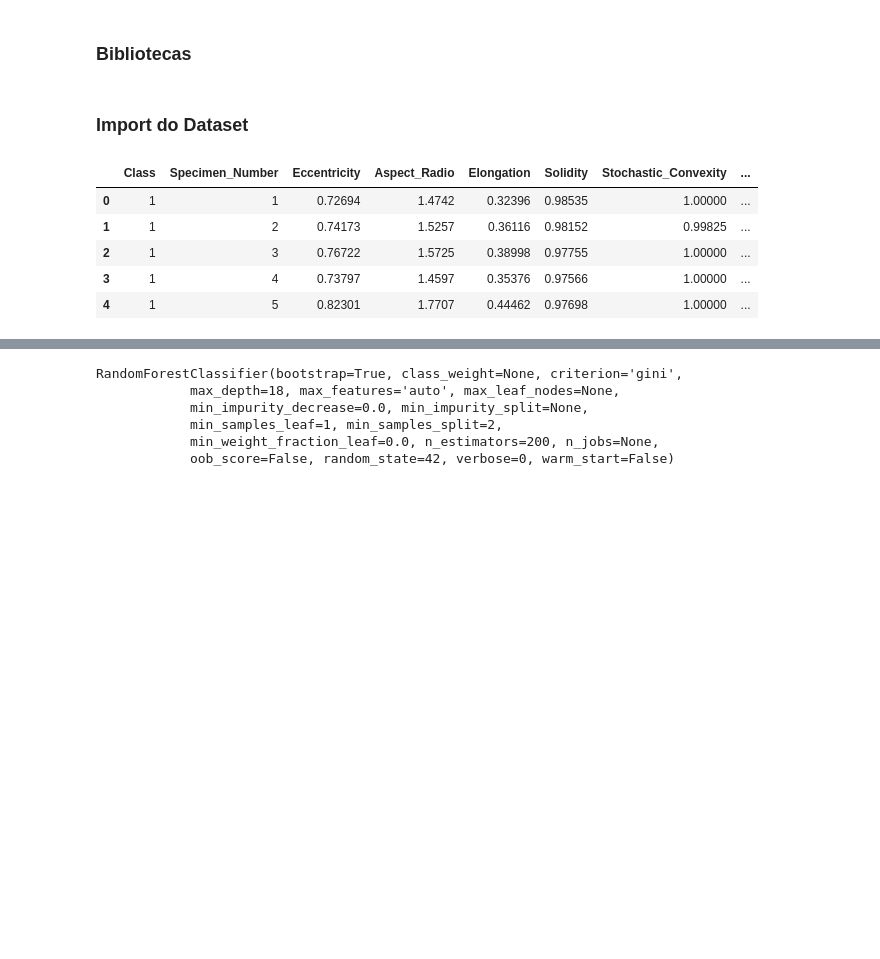
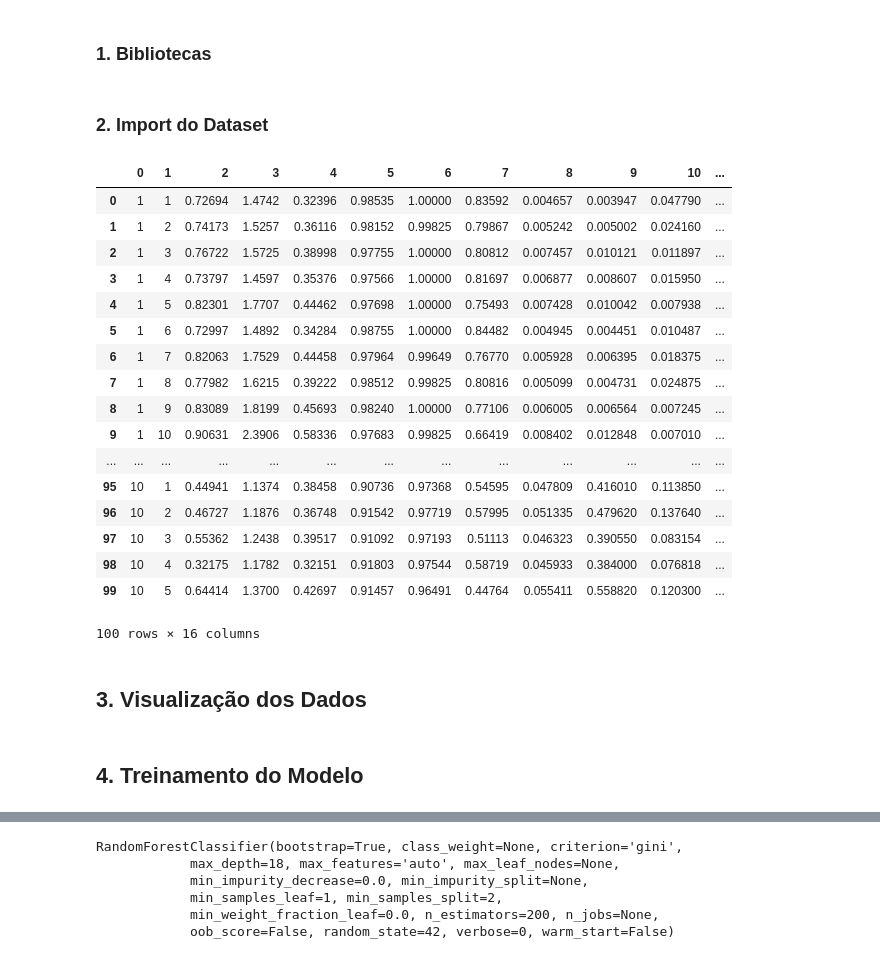
Before and after one commit to mso13/projeto2-leaf, a Jupyter notebook: Projeto 2 - FSI.ipynb, the cells around one changed output, grey strips where cells are left out. Drawn from its saved outputs; the diff is of its cells as text; code cells hidden in the pictures; blank space fills up the shorter version.

Commit message:
Modificação no dataset e gridSearch

```diff
--- a/Projeto 2 - FSI.ipynb
+++ b/Projeto 2 - FSI.ipynb
@@ -1,5 +1,5 @@
 # %% [markdown]
-### Bibliotecas
+### 1. Bibliotecas
 # %%
 import os
 import numpy as np
@@ -23,7 +23,7 @@ from pandas.plotting import scatter_matrix
 import warnings
 warnings.simplefilter(action='ignore', category=FutureWarning)
 # %% [markdown]
-### Import do Dataset
+### 2. Import do Dataset
 # %%
 col_names = ['Class', 'Specimen_Number', 'Eccentricity',
              'Aspect_Radio', 'Elongation', 'Solidity',
@@ -31,15 +31,27 @@ col_names = ['Class', 'Specimen_Number', 'Eccentricity',
              'Lobedness', 'Average_Intensity', 'Average_Contrast', 'Smoothness',
              'Third_Moment', 'Uniformity', 'Entropy']
 
-df = pd.read_csv('dados/leaf.csv', header=None, names=col_names)
-#df = pd.read_csv('dados/leaf.csv', header=None)
+#df = pd.read_csv('dados/leaf.csv', header=None, names=col_names)
+df = pd.read_csv('dados/leaf.csv', header=None)
 # %%
-df.head()
+df.head(100)
 # %% [output]
-|  | Class | Specimen_Number | Eccentricity | Aspect_Radio | Elongation | Solidity | Stochastic_Convexity | ... |
-| 0 | 1 | 1 | 0.72694 | 1.4742 | 0.32396 | 0.98535 | 1.00000 | ... |
-| 1 | 1 | 2 | 0.74173 | 1.5257 | 0.36116 | 0.98152 | 0.99825 | ... |
-| 2 | 1 | 3 | 0.76722 | 1.5725 | 0.38998 | 0.97755 | 1.00000 | ... |
-| 3 | 1 | 4 | 0.73797 | 1.4597 | 0.35376 | 0.97566 | 1.00000 | ... |
-| 4 | 1 | 5 | 0.82301 | 1.7707 | 0.44462 | 0.97698 | 1.00000 | ... |
+|  | 0 | 1 | 2 | 3 | 4 | 5 | 6 | 7 | 8 | 9 | 10 | ... |
+| 0 | 1 | 1 | 0.72694 | 1.4742 | 0.32396 | 0.98535 | 1.00000 | 0.83592 | 0.004657 | 0.003947 | 0.047790 | ... |
+| 1 | 1 | 2 | 0.74173 | 1.5257 | 0.36116 | 0.98152 | 0.99825 | 0.79867 | 0.005242 | 0.005002 | 0.024160 | ... |
+| 2 | 1 | 3 | 0.76722 | 1.5725 | 0.38998 | 0.97755 | 1.00000 | 0.80812 | 0.007457 | 0.010121 | 0.011897 | ... |
+| 3 | 1 | 4 | 0.73797 | 1.4597 | 0.35376 | 0.97566 | 1.00000 | 0.81697 | 0.006877 | 0.008607 | 0.015950 | ... |
+| 4 | 1 | 5 | 0.82301 | 1.7707 | 0.44462 | 0.97698 | 1.00000 | 0.75493 | 0.007428 | 0.010042 | 0.007938 | ... |
+| 5 | 1 | 6 | 0.72997 | 1.4892 | 0.34284 | 0.98755 | 1.00000 | 0.84482 | 0.004945 | 0.004451 | 0.010487 | ... |
+| 6 | 1 | 7 | 0.82063 | 1.7529 | 0.44458 | 0.97964 | 0.99649 | 0.76770 | 0.005928 | 0.006395 | 0.018375 | ... |
+| 7 | 1 | 8 | 0.77982 | 1.6215 | 0.39222 | 0.98512 | 0.99825 | 0.80816 | 0.005099 | 0.004731 | 0.024875 | ... |
+| 8 | 1 | 9 | 0.83089 | 1.8199 | 0.45693 | 0.98240 | 1.00000 | 0.77106 | 0.006005 | 0.006564 | 0.007245 | ... |
+| 9 | 1 | 10 | 0.90631 | 2.3906 | 0.58336 | 0.97683 | 0.99825 | 0.66419 | 0.008402 | 0.012848 | 0.007010 | ... |
+| ... | ... | ... | ... | ... | ... | ... | ... | ... | ... | ... | ... | ... |
+| 95 | 10 | 1 | 0.44941 | 1.1374 | 0.38458 | 0.90736 | 0.97368 | 0.54595 | 0.047809 | 0.416010 | 0.113850 | ... |
+| 96 | 10 | 2 | 0.46727 | 1.1876 | 0.36748 | 0.91542 | 0.97719 | 0.57995 | 0.051335 | 0.479620 | 0.137640 | ... |
+| 97 | 10 | 3 | 0.55362 | 1.2438 | 0.39517 | 0.91092 | 0.97193 | 0.51113 | 0.046323 | 0.390550 | 0.083154 | ... |
+| 98 | 10 | 4 | 0.32175 | 1.1782 | 0.32151 | 0.91803 | 0.97544 | 0.58719 | 0.045933 | 0.384000 | 0.076818 | ... |
+| 99 | 10 | 5 | 0.64414 | 1.3700 | 0.42697 | 0.91457 | 0.96491 | 0.44764 | 0.055411 | 0.558820 | 0.120300 | ... |
+100 rows × 16 columns
 # %%
@@ -48,3 +60,7 @@ y = df.iloc[:, 0]
+# %% [markdown]
+## 3. Visualização dos Dados
+# %% [markdown]
+## 4. Treinamento do Modelo
 # %%
 X_train, X_test, y_train, y_test = train_test_split(X, y, test_size=0.2, random_state=42)
 
```
Also changed, not shown: parts of 11 cells of this notebook.
